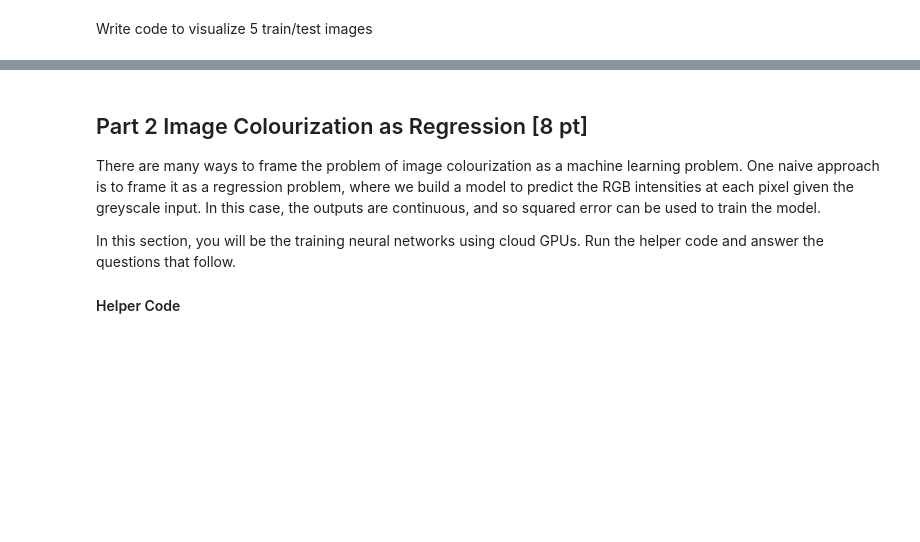
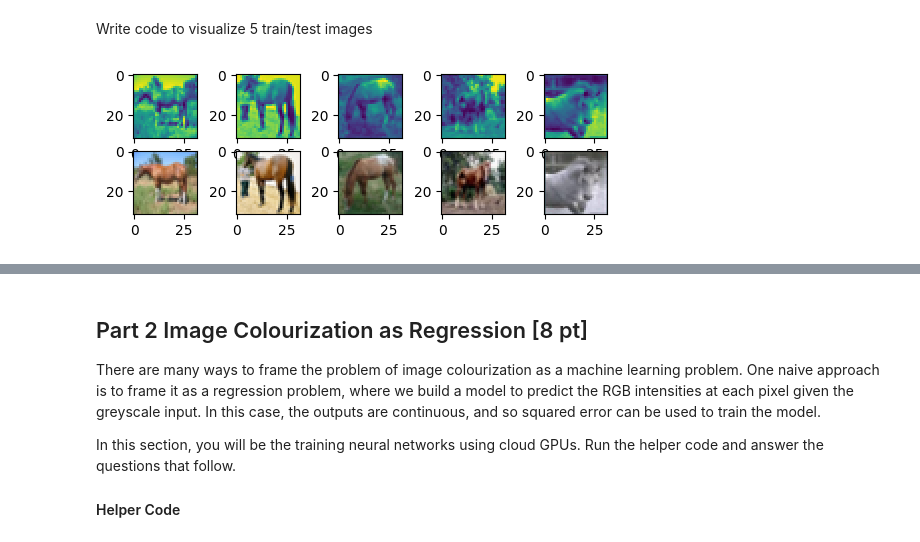
Before and after one commit to Fulankeee/MIE1517-Project-3, a Jupyter notebook: A3.ipynb, the cells around one changed output, grey strips where cells are left out. Drawn from its saved outputs; the diff is of its cells as text; code cells hidden in the pictures; blank space fills up the shorter version.

```diff
--- a/A3.ipynb
+++ b/A3.ipynb
@@ -302,2 +348,6 @@ Load Batches
+# %%
+# TO BE COMPLETED
+xs_train, ys_train = next(iter(get_batch(train_grey, train_rgb, 32)))
+xs_test, ys_test = next(iter(get_batch(test_grey, test_rgb, 32)))
 # %% [markdown]
 Write code to visualize 5 train/test images
@@ -305,0 +354,18 @@ Write code to visualize 5 train/test images
+# %%
+# TO BE COMPLETED
+
+# Converting numpy arrays torch tensors
+xs_grey = torch.from_numpy(xs_train).float() #NCHW
+ys_rgb = torch.from_numpy(ys_train).float()
+# Image structure
+xs_grey = np.transpose(xs_grey[:5, :, :, :], [0, 2, 3, 1]) # takes the first 5 images from, (N, C, H, W) to (N, H, W, C)
+ys_rgb = np.transpose(ys_rgb[:5, :, :, :], [0, 2, 3, 1])
+
+for i in range(5):
+    ax = plt.subplot(5, 5, i + 1)
+    ax.imshow(xs_grey[i])
+    ax = plt.subplot(5, 5, i + 1 + 5)
+    ax.imshow(ys_rgb[i])
+plt.show()
+# %% [output]
+[figure, added]
```
Also changed, not shown: parts of 17 cells of this notebook.
